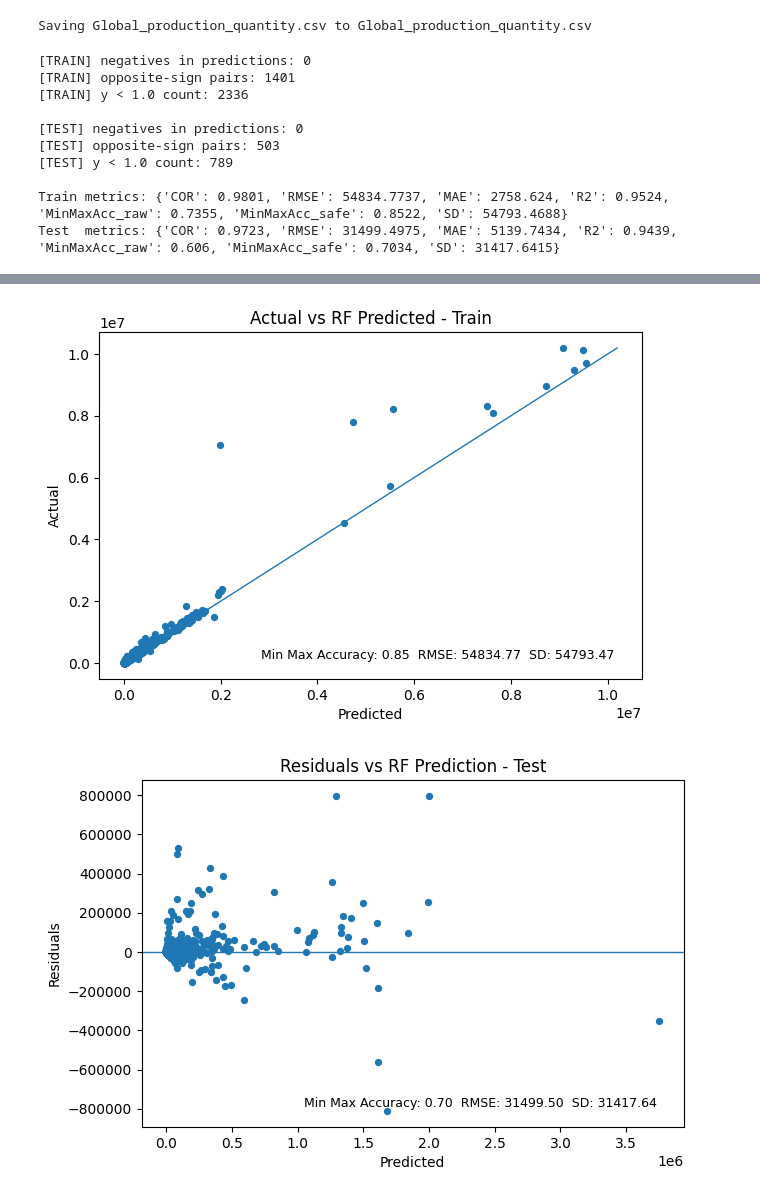
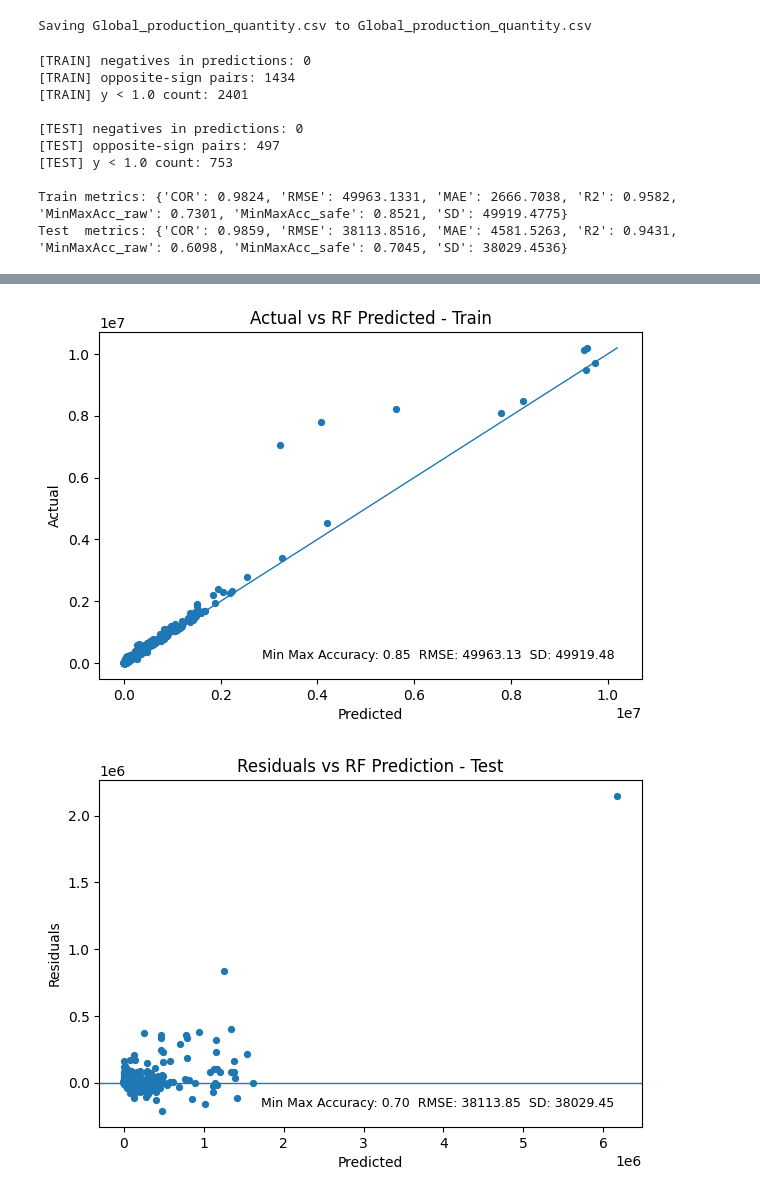
Before and after one commit to wintershine987/sea-level-rise-fisheries-AI, a Jupyter notebook: RF test result.ipynb, the cells around one changed output, grey strips where cells are left out. Drawn from its saved outputs; the diff is of its cells as text; code cells hidden in the pictures.

```diff
--- a/RF test result.ipynb
+++ b/RF test result.ipynb
@@ -111,7 +111,7 @@ df = pd.read_csv(csv_path)
 df = df.dropna(subset=[target]).copy()
 
 if SEA_FILTER and set(["COUNTRY.UN_CODE", "PERIOD"]).issubset(df.columns):
-    sea_codes = [4, 96, 104, 116, 360, 418, 458, 608, 626, 702, 764, 704]
+    sea_codes = [96, 104, 116, 360, 458, 608, 626, 702, 764, 704]
     df = df[df["COUNTRY.UN_CODE"].isin(sea_codes) & df["PERIOD"].between(2005, 2023)]
 
 X = df.drop(columns=[target])
@@ -140,10 +140,8 @@ rf_base = RandomForestRegressor(
     n_estimators=600,
     max_depth=None,
     random_state=student_id,
-    n_jobs=-1,
-    # you can tweak these if needed:
-    # min_samples_leaf=1,
-    # min_samples_split=2,)
+    n_jobs=-1,)
+
 
 if USE_LOG1P:
     model = TransformedTargetRegressor(
@@ -217,12 +215,12 @@ annotate(ax, m_test)
 plt.show()
 # %% [output]
 [TRAIN] negatives in predictions: 0
-[TRAIN] opposite-sign pairs: 1401
-[TRAIN] y < 1.0 count: 2336
+[TRAIN] opposite-sign pairs: 1434
+[TRAIN] y < 1.0 count: 2401
 
 [TEST] negatives in predictions: 0
-[TEST] opposite-sign pairs: 503
-[TEST] y < 1.0 count: 789
+[TEST] opposite-sign pairs: 497
+[TEST] y < 1.0 count: 753
 
-Train metrics: {'COR': 0.9801, 'RMSE': 54834.7737, 'MAE': 2758.624, 'R2': 0.9524, 'MinMaxAcc_raw': 0.7355, 'MinMaxAcc_safe': 0.8522, 'SD': 54793.4688}
-Test  metrics: {'COR': 0.9723, 'RMSE': 31499.4975, 'MAE': 5139.7434, 'R2': 0.9439, 'MinMaxAcc_raw': 0.606, 'MinMaxAcc_safe': 0.7034, 'SD': 31417.6415}
+Train metrics: {'COR': 0.9824, 'RMSE': 49963.1331, 'MAE': 2666.7038, 'R2': 0.9582, 'MinMaxAcc_raw': 0.7301, 'MinMaxAcc_safe': 0.8521, 'SD': 49919.4775}
+Test  metrics: {'COR': 0.9859, 'RMSE': 38113.8516, 'MAE': 4581.5263, 'R2': 0.9431, 'MinMaxAcc_raw': 0.6098, 'MinMaxAcc_safe': 0.7045, 'SD': 38029.4536}
@@ -230,2 +228,2 @@ Test  metrics: {'COR': 0.9723, 'RMSE': 31499.4975, 'MAE': 5139.7434, 'R2': 0.943
-[figure, old version]
+[figure, new version]
-[figure, old version]
+[figure, new version]
```
Also changed, not shown: parts of 1 cell of this notebook.
